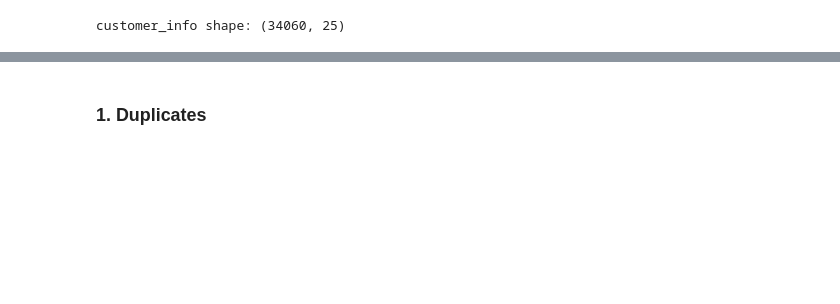
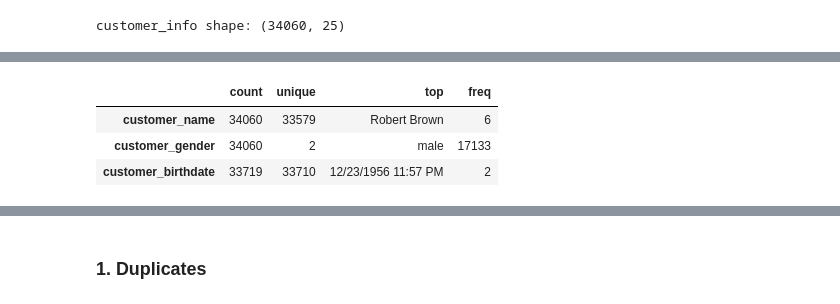
Before and after one commit to beatrizmarques2005/customer_segmentation, a Jupyter notebook: notebook_testing/preprocessing.ipynb, the cells around one changed output, grey strips where cells are left out. Drawn from its saved outputs; the diff is of its cells as text; code cells hidden in the pictures; blank space fills up the shorter version.

```diff
--- a/notebook_testing/preprocessing.ipynb
+++ b/notebook_testing/preprocessing.ipynb
@@ -55,3 +57,10 @@ customer_basket main metrics:
 | loyalty_card_number | 23152.0 | 950528.738856 | 28904.951217 | 900009.000000 | 925548.500000 | 950704.000000 | 975600.250000 | 999996.000000 |
 | latitude | 34060.0 | 38.747812 | 0.021562 | 38.700486 | 38.730512 | 38.747755 | 38.764967 | 38.793672 |
 | longitude | 34060.0 | -9.156987 | 0.024561 | -9.214894 | -9.175987 | -9.157015 | -9.140522 | -9.065429 |
+# %%
+customer_info.describe(include='object').T
+# %% [output]
+|  | count | unique | top | freq |
+| customer_name | 34060 | 33579 | Robert Brown | 6 |
+| customer_gender | 34060 | 2 | male | 17133 |
+| customer_birthdate | 33719 | 33710 | 12/23/1956 11:57 PM | 2 |
```
Also changed, not shown: parts of 14 cells of this notebook.
